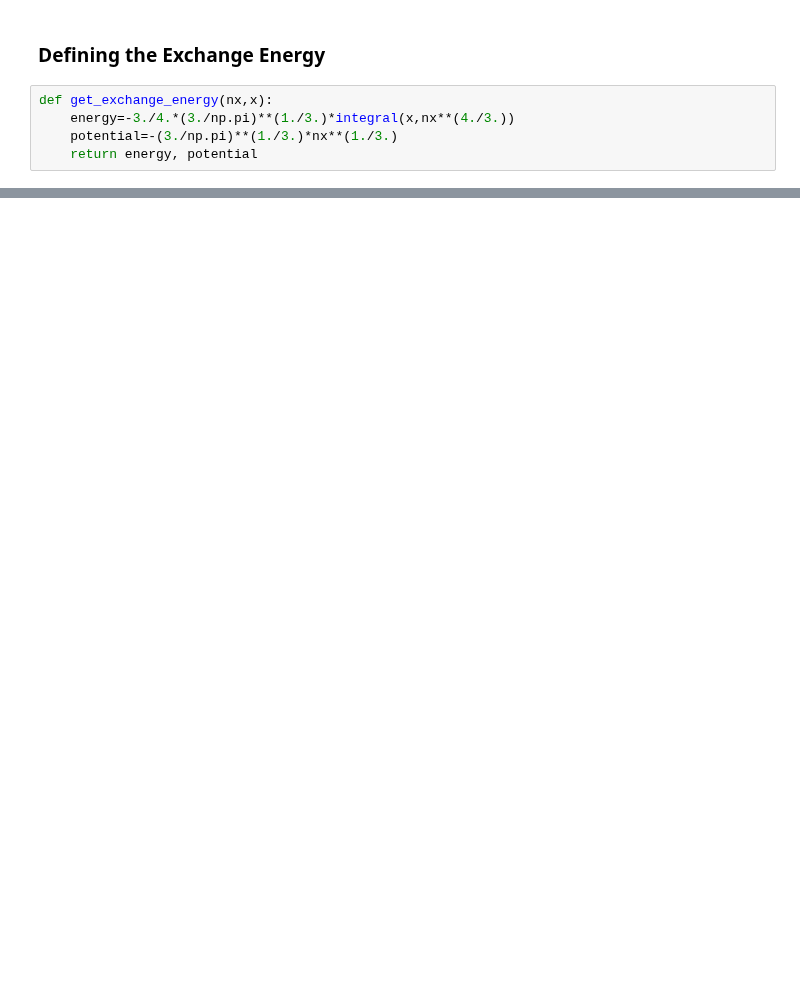
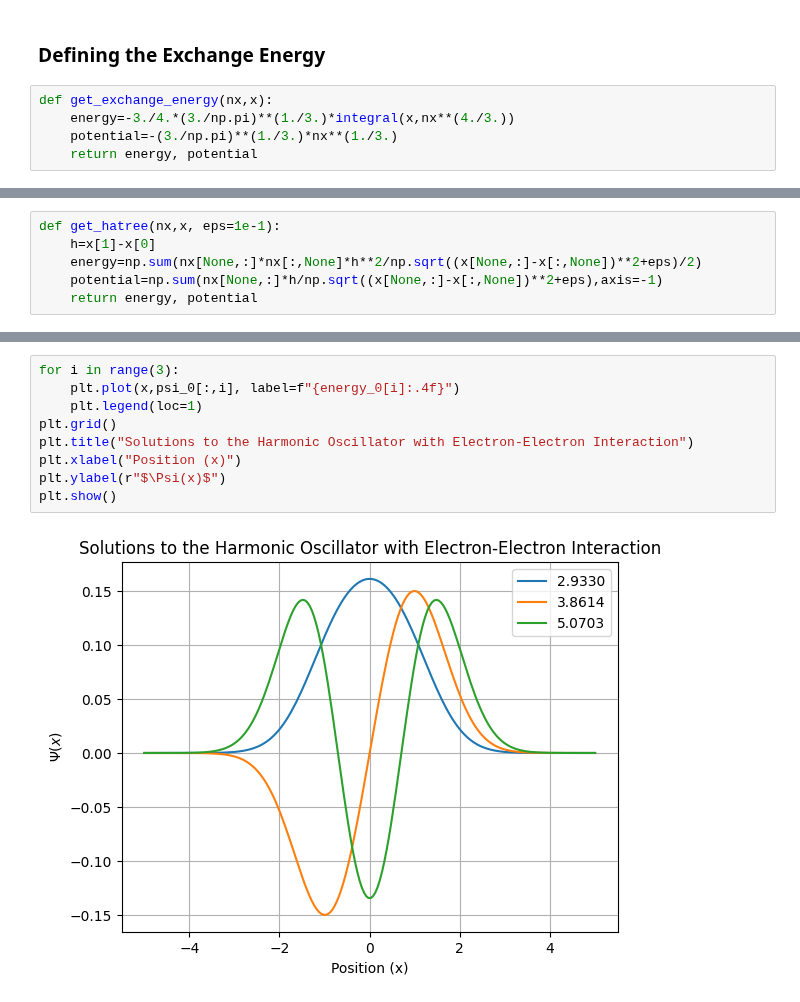
Before and after one commit to ananthapadmanabhan18/P452_Computational_Physics, a Jupyter notebook: Term_Project/Term_project.ipynb, the cells around one changed output, grey strips where cells are left out. Saved outputs shown, nothing was run; the diff lists cells and outputs as text; blank space fills up the shorter version.

```diff
--- a/Term_Project/Term_project.ipynb
+++ b/Term_Project/Term_project.ipynb
@@ -107,0 +110,6 @@ def get_exchange_energy(nx,x):
+# %%
+def get_hatree(nx,x, eps=1e-1):
+    h=x[1]-x[0]
+    energy=np.sum(nx[None,:]*nx[:,None]*h**2/np.sqrt((x[None,:]-x[:,None])**2+eps)/2)
+    potential=np.sum(nx[None,:]*h/np.sqrt((x[None,:]-x[:,None])**2+eps),axis=-1)
+    return energy, potential
@@ -107,0 +148,11 @@ def get_exchange_energy(nx,x):
+# %%
+for i in range(3):
+    plt.plot(x,psi_0[:,i], label=f"{energy_0[i]:.4f}")
+    plt.legend(loc=1)
+plt.grid()
+plt.title("Solutions to the Harmonic Oscillator with Electron-Electron Interaction")
+plt.xlabel("Position (x)")
+plt.ylabel(r"$\Psi(x)$")
+plt.show()
+# %% [output]
+[figure, added]
```
Also changed, not shown: parts of 6 cells of this notebook, 1 other file.
